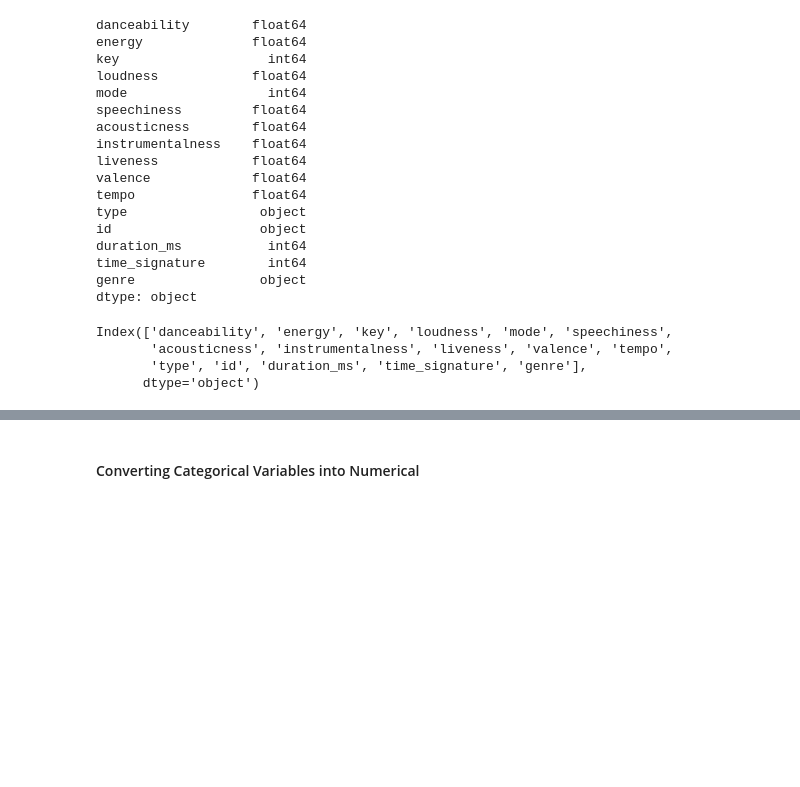
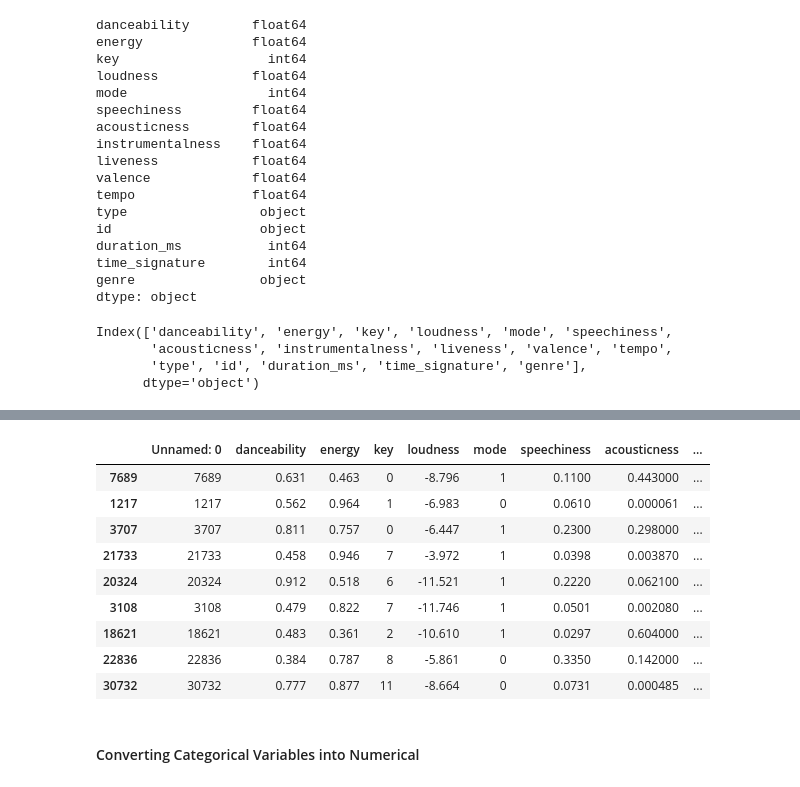
Before and after one commit to SYusupov/Spotify_Songs_Classification, a Jupyter notebook: exploring.ipynb, the cells around one changed output, grey strips where cells are left out. Saved outputs shown, nothing was run; the diff lists cells and outputs as text; code cells hidden in the pictures; blank space fills up the shorter version.

```diff
--- a/exploring.ipynb
+++ b/exploring.ipynb
@@ -301,6 +303,19 @@ df = df1.sample(frac=1).reset_index(drop=True)
 df.to_csv("archive/genres_v3.csv")
 # %%
 df = pd.read_csv("archive/genres_v3.csv")
+# %%
+df.sample(9)
+# %% [output]
+|  | Unnamed: 0 | danceability | energy | key | loudness | mode | speechiness | acousticness | ... |
+| 7689 | 7689 | 0.631 | 0.463 | 0 | -8.796 | 1 | 0.1100 | 0.443000 | ... |
+| 1217 | 1217 | 0.562 | 0.964 | 1 | -6.983 | 0 | 0.0610 | 0.000061 | ... |
+| 3707 | 3707 | 0.811 | 0.757 | 0 | -6.447 | 1 | 0.2300 | 0.298000 | ... |
+| 21733 | 21733 | 0.458 | 0.946 | 7 | -3.972 | 1 | 0.0398 | 0.003870 | ... |
+| 20324 | 20324 | 0.912 | 0.518 | 6 | -11.521 | 1 | 0.2220 | 0.062100 | ... |
+| 3108 | 3108 | 0.479 | 0.822 | 7 | -11.746 | 1 | 0.0501 | 0.002080 | ... |
+| 18621 | 18621 | 0.483 | 0.361 | 2 | -10.610 | 1 | 0.0297 | 0.604000 | ... |
+| 22836 | 22836 | 0.384 | 0.787 | 8 | -5.861 | 0 | 0.3350 | 0.142000 | ... |
+| 30732 | 30732 | 0.777 | 0.877 | 11 | -8.664 | 0 | 0.0731 | 0.000485 | ... |
 # %% [markdown]
 #### Converting Categorical Variables into Numerical
 # %%
```
Also changed, not shown: parts of 44 cells of this notebook.
